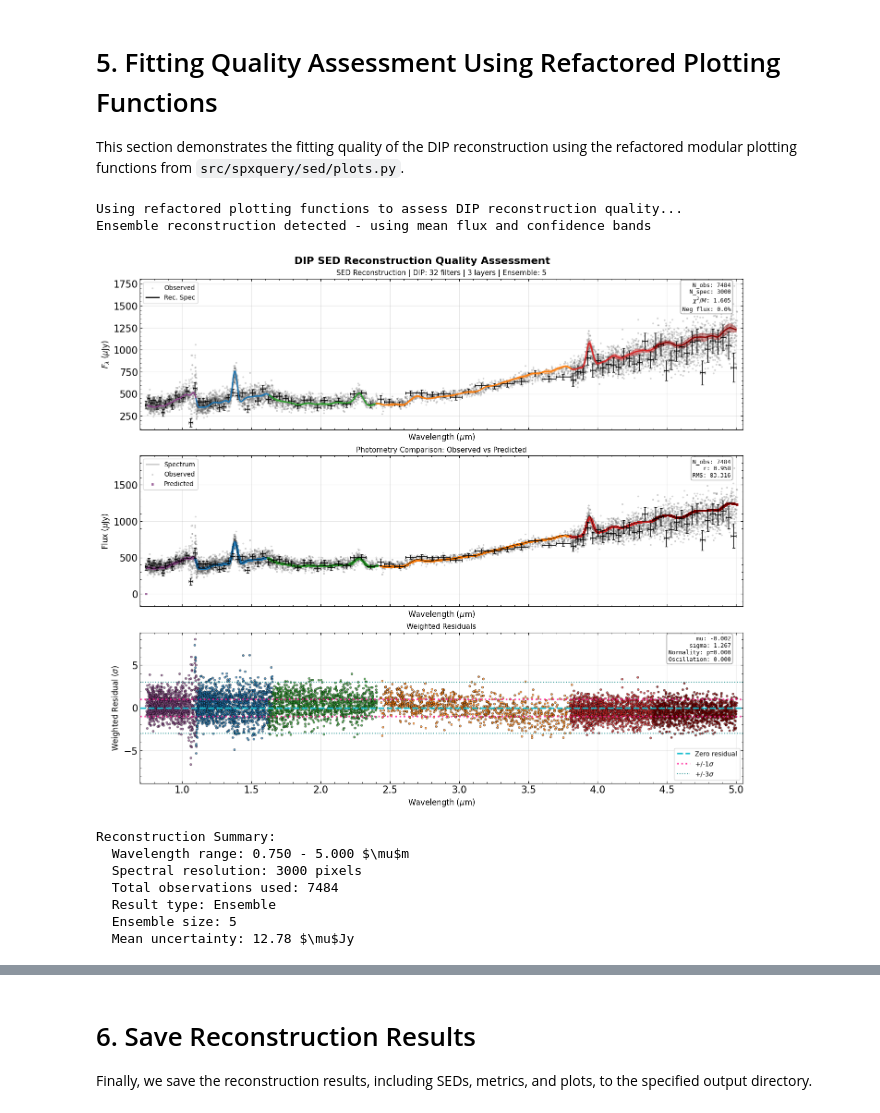
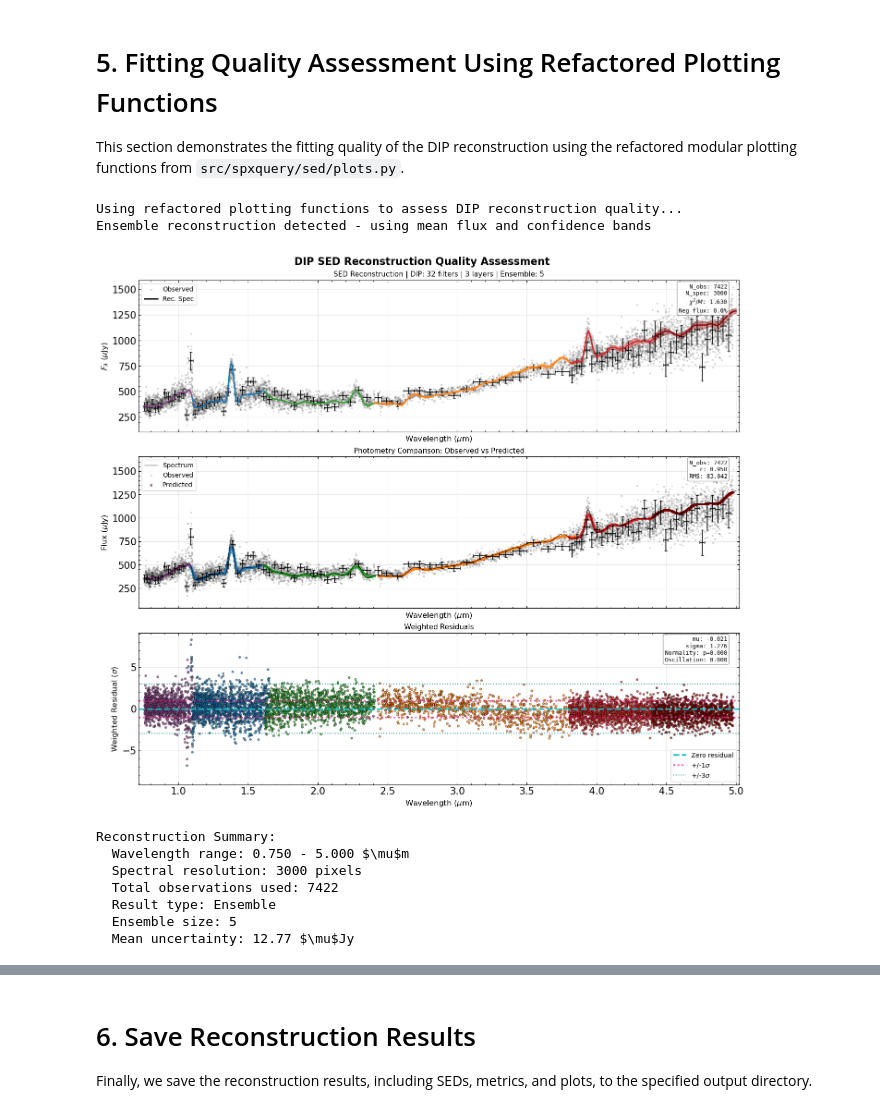
Before and after one commit to WenkeRen/spxquery, a Jupyter notebook: example/sed_reconstruction_demo_dsp_test.ipynb, the cells around one changed output, grey strips where cells are left out. Drawn from its saved outputs; the diff is of its cells as text; code cells hidden in the pictures.

```diff
--- a/example/sed_reconstruction_demo_dsp_test.ipynb
+++ b/example/sed_reconstruction_demo_dsp_test.ipynb
@@ -76,6 +76,8 @@ config_dip = SEDConfig(
     # Pre-processing
     sigma_threshold=3.0,
     enable_sigma_clip=True,
+    # Filter Profile
+    filter_profile="gaussian",
 )
 
 print("DIP Configuration:")
@@ -204,42 +206,42 @@ ax1 = axes[0]
 plot_reconstructed_spectrum_with_data(
     ax1, wavelength, flux, band_data_dict, config_dip, ensemble_std, validation_metrics
 )
 # ax1.set_yscale("log")
 
 ax2 = axes[1]
 plot_photometry_comparison(ax2, band_data_dict, config_dip, flux, wavelength=wavelength)  # Use new signature
 
 
 # Lower plot: Weighted residuals
 ax3 = axes[2]
-plot_weighted_residuals(ax3, wavelength, flux, band_data_dict, validation_metrics)
+plot_weighted_residuals(ax3, band_data_dict, validation_metrics)
 
 # Adjust layout
 plt.show()
 
 # Print summary statistics
 print(f"\nReconstruction Summary:")
 print(f"  Wavelength range: {wavelength[0]:.3f} - {wavelength[-1]:.3f} $\\mu$m")
 print(f"  Spectral resolution: {len(wavelength)} pixels")
 print(f"  Total observations used: {sum(len(bd.flux) for bd in band_data_dict.values())}")
 print(f"  Result type: {'Ensemble' if is_ensemble else 'Single'}")
 if is_ensemble:
     print(f"  Ensemble size: {result_dip.ensemble_size}")
     print(f"  Mean uncertainty: {np.mean(ensemble_std):.2f} $\\mu$Jy")
 else:
     print(f"  Solver status: {result_dip.solver_status}")
     print(f"  Solver time: {result_dip.solver_time:.2f} seconds")
 # %% [output]
 Using refactored plotting functions to assess DIP reconstruction quality...
 Ensemble reconstruction detected - using mean flux and confidence bands
-[figure, old version]
+[figure, new version]
 Reconstruction Summary:
   Wavelength range: 0.750 - 5.000 $\mu$m
   Spectral resolution: 3000 pixels
-  Total observations used: 7484
+  Total observations used: 7422
   Result type: Ensemble
   Ensemble size: 5
-  Mean uncertainty: 12.78 $\mu$Jy
+  Mean uncertainty: 12.77 $\mu$Jy
 # %%
 # Detailed Statistical Analysis and Band-by-Band Assessment
 
```
Also changed, not shown: parts of 3 cells of this notebook, 1 other file.
